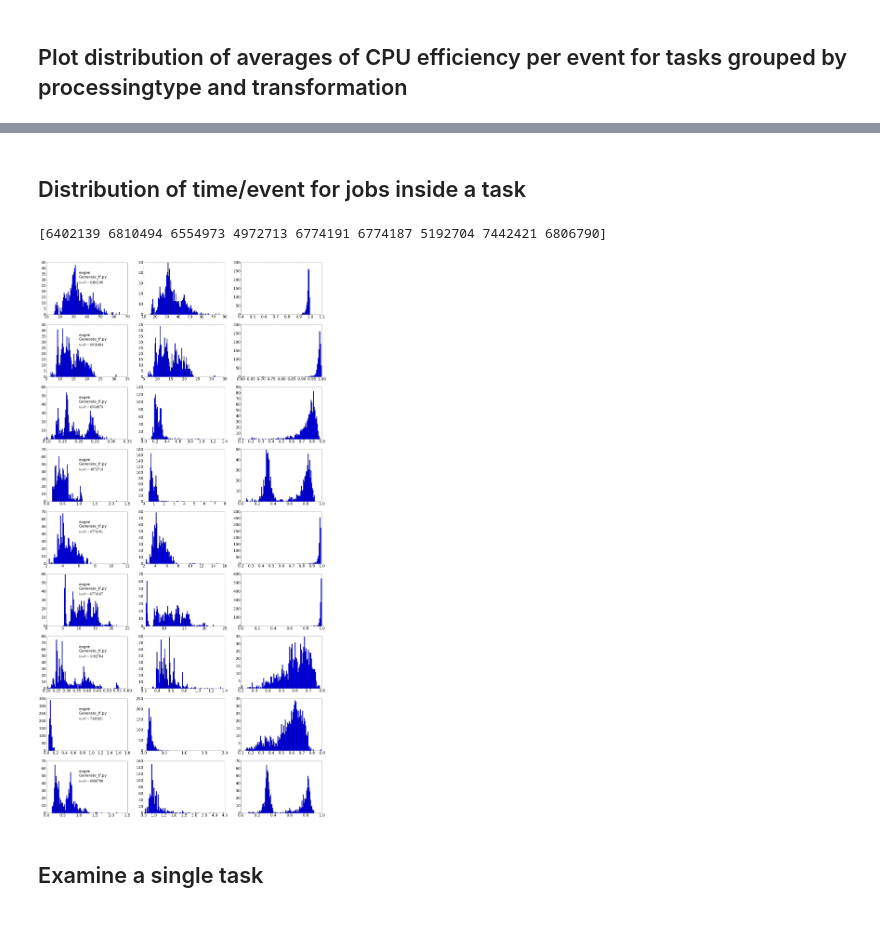
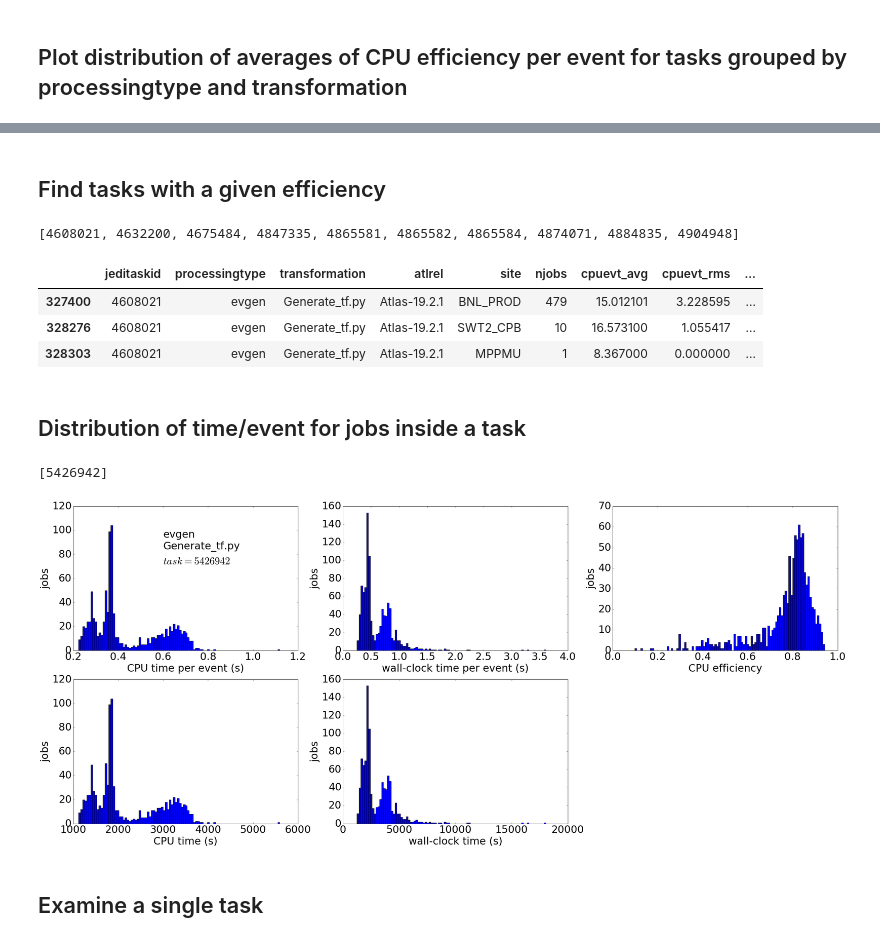
Before and after one commit to sciaba/ATLAS-CPU-time-analysis, a Jupyter notebook: Notebooks/Job_CPUtime_analysis.ipynb, the cells around one changed output, grey strips where cells are left out. Saved outputs shown, nothing was run; the diff lists cells and outputs as text; code cells hidden in the pictures.

```diff
--- a/Notebooks/Job_CPUtime_analysis.ipynb
+++ b/Notebooks/Job_CPUtime_analysis.ipynb
@@ -273,8 +273,10 @@ with open('tasks.csv', 'w') as f:
                                 ])
 # %% [markdown]
 ## Import to a DataFrame
+# %%
+input_file = 'tasks.csv'
 # %%
-df = pd.read_csv('tasks.csv', dtype={'cpu_n': 'float'}, names=['jeditaskid', 'processingtype', 'transformation', 'atlrel', 'site',
+df = pd.read_csv(input_file, dtype={'cpu_n': 'float'}, names=['jeditaskid', 'processingtype', 'transformation', 'atlrel', 'site',
                                                                'njobs', 'cpuevt_avg', 'cpuevt_rms', 'wallevt_avg',
                                                                'wallevt_rms', 'cpu', 'wc', 'cores', 'jevts', 'eff'])
 # %%
@@ -473,3 +509,28 @@ for (p, t), g in grouped:
+# %% [markdown]
+## Find tasks with a given efficiency
+# %%
+ptype = 'evgen'
+trans = 'Generate_tf.py'
+eff_range = [0.95, 1.]
+
+tasks = list()
+grouped = df.groupby(['processingtype', 'transformation', 'jeditaskid'], as_index=False)
+for (p, t, j), g in grouped:
+    if (p != ptype or t != trans): continue
+    if re.search(r"merge", t, flags=re.IGNORECASE):
+        continue
+    mean = np.average(g['eff'], weights=g['jevts'])   # average time weighted with no. of events
+    if eff_range[0] <= mean <= eff_range[1]:
+        tasks.append(j)
+# %%
+print tasks[:10]
+df[df['jeditaskid'] == 4608021]
+# %% [output]
+[4608021, 4632200, 4675484, 4847335, 4865581, 4865582, 4865584, 4874071, 4884835, 4904948]
+|  | jeditaskid | processingtype | transformation | atlrel | site | njobs | cpuevt_avg | cpuevt_rms | ... |
+| 327400 | 4608021 | evgen | Generate_tf.py | Atlas-19.2.1 | BNL_PROD | 479 | 15.012101 | 3.228595 | ... |
+| 328276 | 4608021 | evgen | Generate_tf.py | Atlas-19.2.1 | SWT2_CPB | 10 | 16.573100 | 1.055417 | ... |
+| 328303 | 4608021 | evgen | Generate_tf.py | Atlas-19.2.1 | MPPMU | 1 | 8.367000 | 0.000000 | ... |
 # %% [markdown]
 ## Distribution of time/event for jobs inside a task
 # %%
@@ -485,10 +546,10 @@ for (p, t, j), g in grouped:
 
 biggest_tasks = sorted(tot_evts, key=tot_evts.get, reverse=True)
 a = biggest_tasks[:100]
-random_task = np.random.choice(a, 9)
+random_task = np.random.choice(a, 1)
 print random_task
 # %% [output]
-[6402139 6810494 6554973 4972713 6774191 6774187 5192704 7442421 6806790]
+[5426942]
 # %%
 fig2 = plt.figure(figsize=(40,80))
 plt.rcParams.update({'font.size': 30})
@@ -508,37 +569,56 @@ for t in random_task:
                             { "match": {"jobstatus": "finished"}}
                         ]
                     }
                 }
             }
         }
     }
-    res = es.search(index=ind, body=s)
+    res = es.search(index=ind, body=s, request_timeout=300)
     cputimes = list()
     wctimes = list()
     effs = list()
+    cpus = list()
+    wcs = list()
     for h in res['hits']['hits']:
         vars = h['_source']
         cpuevt = vars['cpuconsumptiontime'] / vars['nevents']
         wcevt = vars['wall_time'] * vars['corecount'] / vars['nevents']
         eff = vars['cpuconsumptiontime'] / vars['wall_time'] / vars['corecount']
+        cpu = vars['cpuconsumptiontime']
+        wc = vars['wall_time'] * vars['corecount']
         cputimes.append(cpuevt)
         wctimes.append(wcevt)
         effs.append(eff)
-
+        cpus.append(cpu)
+        wcs.append(wc)
     sp = plt.subplot(9, 3, i)
     plt.hist(cputimes, bins=100, range=None)
+    plt.xlabel('CPU time per event (s)')
+    plt.ylabel('jobs')
     t_x = lambda x: sp.get_xlim()[0] + (sp.get_xlim()[1] - sp.get_xlim()[0]) * x
     t_y = lambda x: sp.get_ylim()[0] + (sp.get_ylim()[1] - sp.get_ylim()[0]) * x
     plt.text(t_x(0.4), t_y(.7), ptype+'\n'+trans)
     stats = r'$task=%d$' % (t)
     plt.text(t_x(.4), t_y(.6), stats)
     sp = plt.subplot(9, 3, i+1)
     plt.hist(wctimes, bins=100, range=None)
+    plt.xlabel('wall-clock time per event (s)')
+    plt.ylabel('jobs')
     sp = plt.subplot(9, 3, i+2)
     plt.hist(effs, bins=100, range=None)
-    i += 3
+    plt.xlabel('CPU efficiency')
+    plt.ylabel('jobs')
+    sp = plt.subplot(9, 3, i+3)
+    plt.hist(cpus, bins=100, range=None)
+    plt.xlabel('CPU time (s)')
+    plt.ylabel('jobs')
+    sp = plt.subplot(9, 3, i+4)
+    plt.hist(wcs, bins=100, range=None)
+    plt.xlabel('wall-clock time (s)')
+    plt.ylabel('jobs')
+    i += 5
 # %% [output]
-[figure, old version]
+[figure, new version]
 # %% [markdown]
 ## Examine a single task
 # %% [markdown]
```
Also changed, not shown: parts of 19 cells of this notebook.
